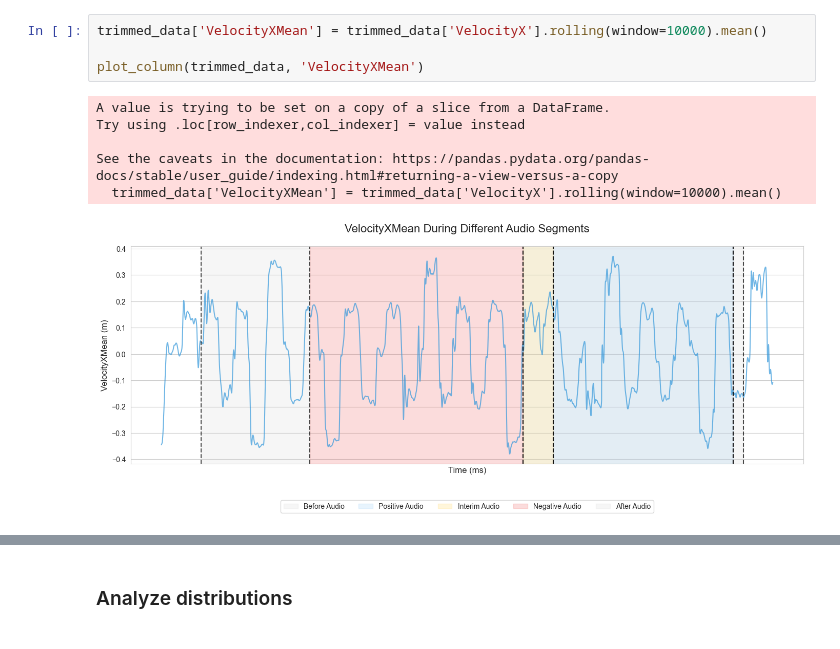
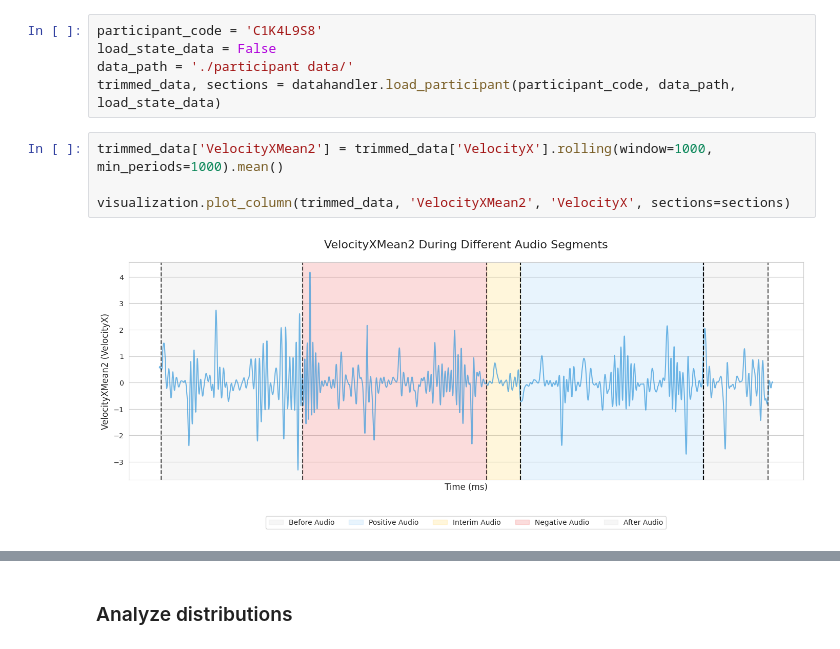
Before and after one commit to Anna-Palatkina-itu/driving_performance_project, a Jupyter notebook: analysis.ipynb, the cells around one changed output, grey strips where cells are left out. Saved outputs shown, nothing was run; the diff lists cells and outputs as text.

```diff
--- a/analysis.ipynb
+++ b/analysis.ipynb
@@ -177,11 +9,11 @@ def plot_column(trimmed_data, column='VelocityX', unit='m'):
+# %%
+participant_code = 'C1K4L9S8'
+load_state_data = False
+data_path = './participant data/'
+trimmed_data, sections = datahandler.load_participant(participant_code, data_path, load_state_data)
 # %%
-trimmed_data['VelocityXMean'] = trimmed_data['VelocityX'].rolling(window=10000).mean()
+trimmed_data['VelocityXMean2'] = trimmed_data['VelocityX'].rolling(window=1000, min_periods=1000).mean()
 
-plot_column(trimmed_data, 'VelocityXMean')
+visualization.plot_column(trimmed_data, 'VelocityXMean2', 'VelocityX', sections=sections)
 # %% [output]
-A value is trying to be set on a copy of a slice from a DataFrame.
-Try using .loc[row_indexer,col_indexer] = value instead
-
-See the caveats in the documentation: https://pandas.pydata.org/pandas-docs/stable/user_guide/indexing.html#returning-a-view-versus-a-copy
-  trimmed_data['VelocityXMean'] = trimmed_data['VelocityX'].rolling(window=10000).mean()
-[figure, old version]
+[figure, new version]
```
Also changed, not shown: parts of 21 cells of this notebook, 3 other files.
